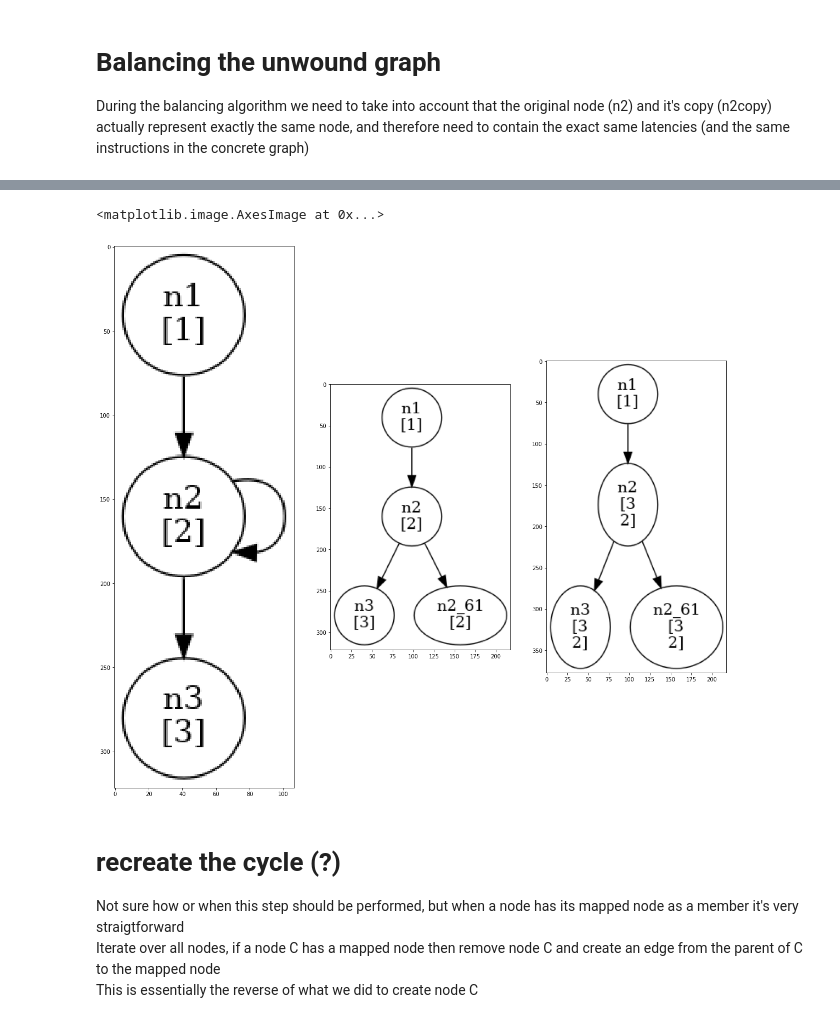
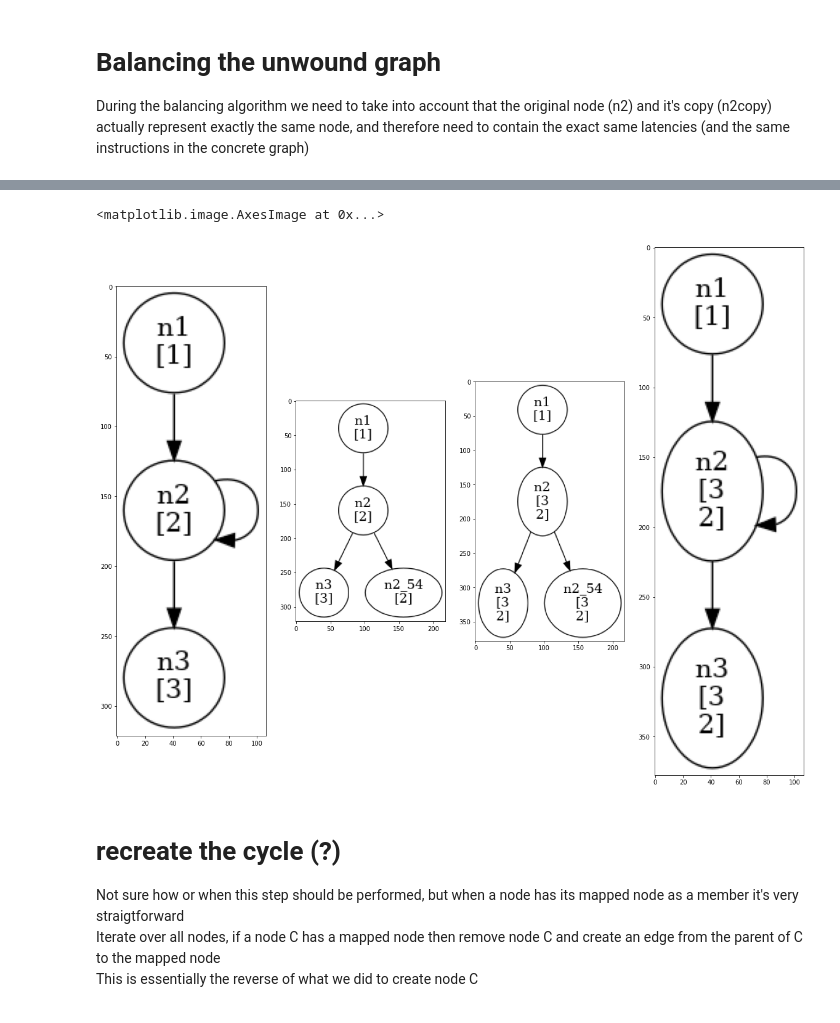
Before and after one commit to DBGilles/NemesisRetroWrite, a Jupyter notebook: retrowrite/rwtools/nemesis/notebooks/dealing with cyclles.ipynb, the cells around one changed output, grey strips where cells are left out. Drawn from its saved outputs; the diff is of its cells as text; code cells hidden in the pictures.

```diff
--- a/retrowrite/rwtools/nemesis/notebooks/dealing with cyclles.ipynb
+++ b/retrowrite/rwtools/nemesis/notebooks/dealing with cyclles.ipynb
@@ -97,6 +97,7 @@ axs[1].imshow(to_img(G))
 During the balancing algorithm we need to take into account that the original node (n2) and it's copy (n2copy) actually represent exactly the same node, and therefore need to contain the exact same latencies (and the same instructions in the concrete graph)
 # %%
 from rwtools.nemesis.graph.balance import balance_branching_point
+from rwtools.nemesis.graph.utils import unwind_graph, restore_cycles
 
 G = nx.DiGraph()
 
@@ -118,12 +119,14 @@ G.add_edge(n1, n2)
 G.add_edge(n2, n2)
 G.add_edge(n2, n3)
 
-figs, axs = plt.subplots(1, 3, figsize=(20, 20))
+figs, axs = plt.subplots(1, 4, figsize=(20, 20))
 
 axs[0].imshow(to_img(G))
 unwind_graph(G)
 axs[1].imshow(to_img(G))
 balance_branching_point(G, n2)
 axs[2].imshow(to_img(G))
+restore_cycles(G)
+axs[3].imshow(to_img(G))
 # %% [output]
 balancing node n2, with 2 children
@@ -132,5 +133,5 @@ warning, no nop instruction found with latency 2
 <matplotlib.image.AxesImage at 0x...>
-[figure, old version]
+[figure, new version]
 # %% [markdown]
 # recreate the cycle (?)
 Not sure how or when this step should be performed, but when a node has its mapped node as a member it's very straigtforward
```
Also changed, not shown: parts of 6 cells of this notebook, 6 other files.
